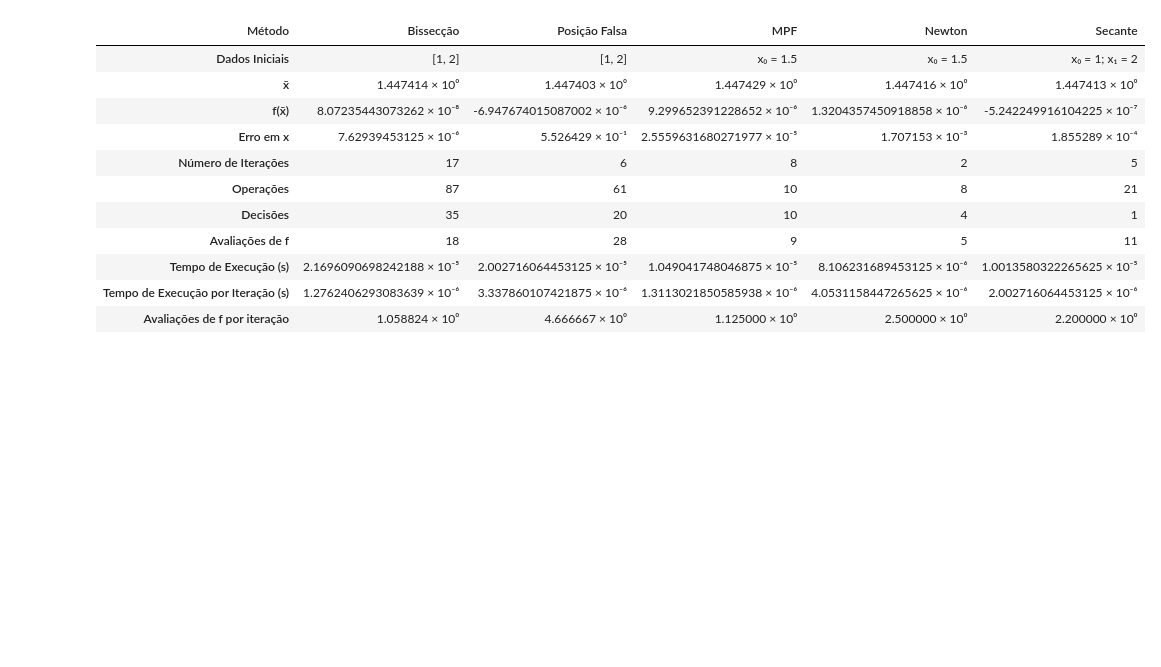
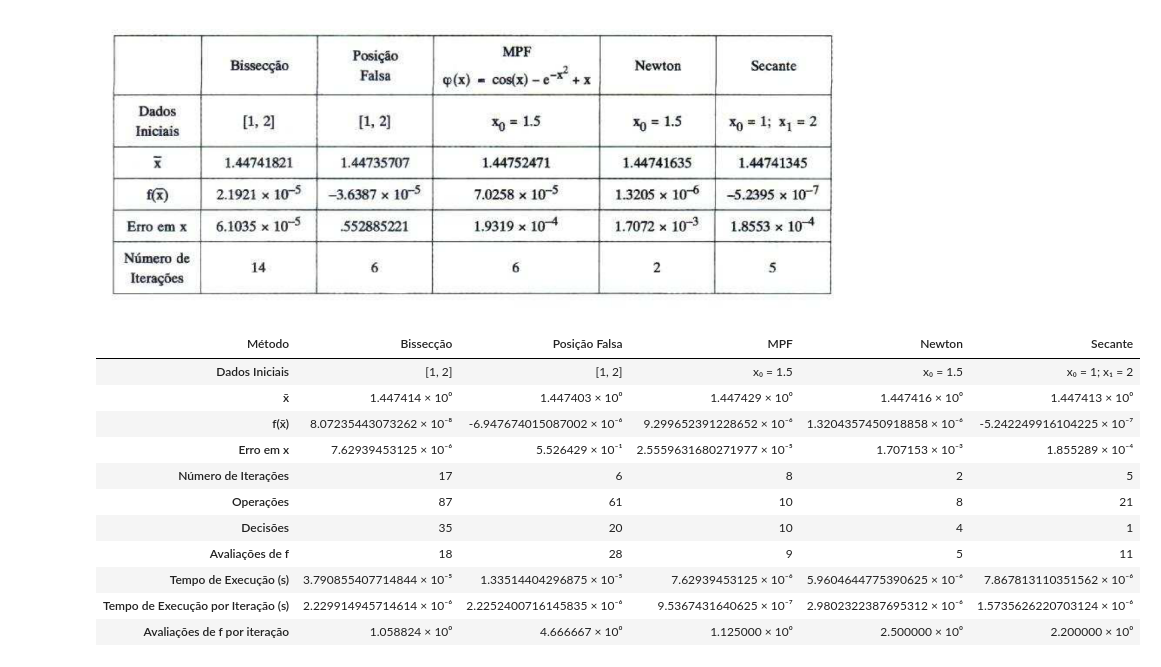
Before and after one commit to PedroMends30/matematica-computacional, a Jupyter notebook: Atividade_2.1_Mat_Comp.ipynb, the cells around one changed output. Saved outputs shown, nothing was run; the diff lists cells and outputs as text; code cells hidden in the pictures; blank space fills up the shorter version.

```diff
--- a/Atividade_2.1_Mat_Comp.ipynb
+++ b/Atividade_2.1_Mat_Comp.ipynb
@@ -437,35 +438,38 @@ def f18(x):
     return math.exp(-x**2) - math.cos(x)
 
 def df18(x):
     return -2 * x * math.exp(-x**2) + math.sin(x)
 
 def phi18(x):
     return math.cos(x) - math.exp(-x**2) + x
 
 eps = 1e-5
 a_inicial = 1
 b_inicial = 2
 
+display(Image(filename='img/EX18.png'))
+
 exec_example(
     f18,
     (a_inicial, b_inicial, eps),
     (a_inicial, b_inicial, eps, eps),
     (phi18, 1.5, eps, eps),
     (df18, 1.5, eps, eps),
     (1, 2, eps, eps)
 )
 # %% [output]
+[figure, added]
 | Método | Bissecção | Posição Falsa | MPF | Newton | Secante |
 | Dados Iniciais | [1, 2] | [1, 2] | x₀ = 1.5 | x₀ = 1.5 | x₀ = 1; x₁ = 2 |
 | x̄ | 1.447414 × 10⁰ | 1.447403 × 10⁰ | 1.447429 × 10⁰ | 1.447416 × 10⁰ | 1.447413 × 10⁰ |
 | f(x̄) | 8.07235443073262 × 10⁻⁸ | -6.947674015087002 × 10⁻⁶ | 9.299652391228652 × 10⁻⁶ | 1.3204357450918858 × 10⁻⁶ | -5.242249916104225 × 10⁻⁷ |
 | Erro em x | 7.62939453125 × 10⁻⁶ | 5.526429 × 10⁻¹ | 2.5559631680271977 × 10⁻⁵ | 1.707153 × 10⁻³ | 1.855289 × 10⁻⁴ |
 | Número de Iterações | 17 | 6 | 8 | 2 | 5 |
 | Operações | 87 | 61 | 10 | 8 | 21 |
 | Decisões | 35 | 20 | 10 | 4 | 1 |
 | Avaliações de f | 18 | 28 | 9 | 5 | 11 |
-| Tempo de Execução (s) | 2.1696090698242188 × 10⁻⁵ | 2.002716064453125 × 10⁻⁵ | 1.049041748046875 × 10⁻⁵ | 8.106231689453125 × 10⁻⁶ | 1.0013580322265625 × 10⁻⁵ |
-| Tempo de Execução por Iteração (s) | 1.2762406293083639 × 10⁻⁶ | 3.337860107421875 × 10⁻⁶ | 1.3113021850585938 × 10⁻⁶ | 4.0531158447265625 × 10⁻⁶ | 2.002716064453125 × 10⁻⁶ |
+| Tempo de Execução (s) | 3.790855407714844 × 10⁻⁵ | 1.33514404296875 × 10⁻⁵ | 7.62939453125 × 10⁻⁶ | 5.9604644775390625 × 10⁻⁶ | 7.867813110351562 × 10⁻⁶ |
+| Tempo de Execução por Iteração (s) | 2.229914945714614 × 10⁻⁶ | 2.2252400716145835 × 10⁻⁶ | 9.5367431640625 × 10⁻⁷ | 2.9802322387695312 × 10⁻⁶ | 1.5735626220703124 × 10⁻⁶ |
 | Avaliações de f por iteração | 1.058824 × 10⁰ | 4.666667 × 10⁰ | 1.125000 × 10⁰ | 2.500000 × 10⁰ | 2.200000 × 10⁰ |
 # %%
 def f19(x):
```
Also changed, not shown: parts of 4 cells of this notebook, 4 other files.
